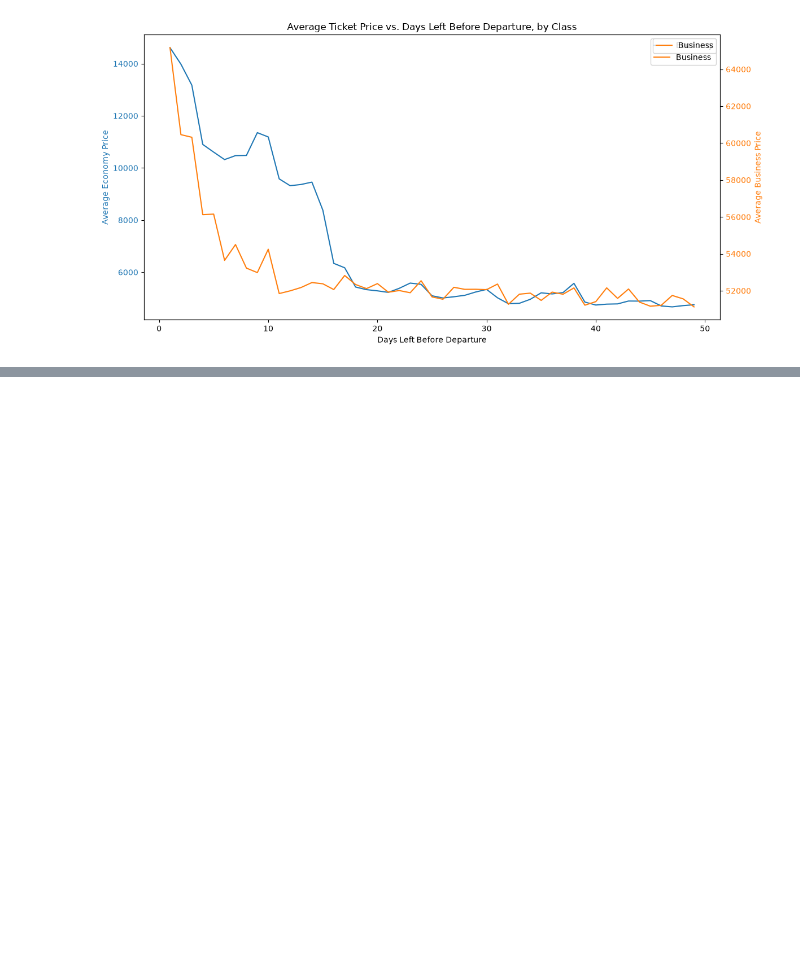
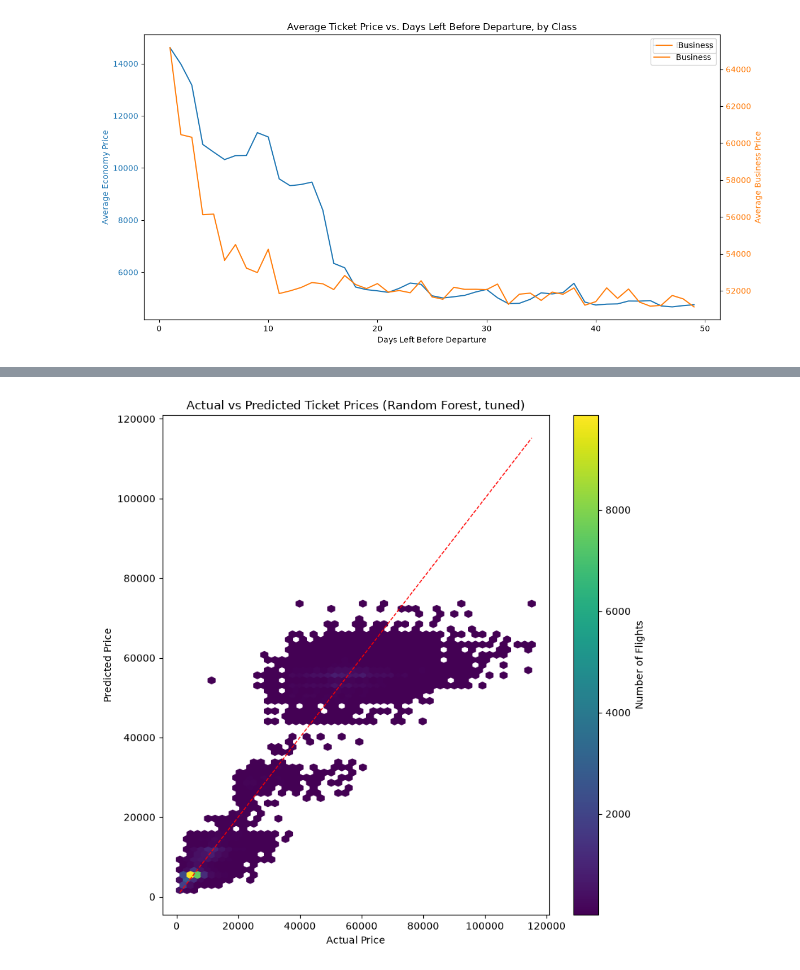
Before and after one commit to bradley-black/Flight-Data-Predictions, a Jupyter notebook: main.ipynb, the cells around one changed output, grey strips where cells are left out. Drawn from its saved outputs; the diff is of its cells as text; code cells hidden in the pictures; blank space fills up the shorter version.

```diff
--- a/main.ipynb
+++ b/main.ipynb
@@ -180,0 +319,15 @@ plt.show()
+# %%
+fig, ax = plt.subplots(figsize=(8, 8))
+hb = ax.hexbin(y_test, y_pred, gridsize=50, cmap="viridis", mincnt=1)
+fig.colorbar(hb, ax=ax, label="Number of Flights")
+
+lims = [min(y_test.min(), y_pred.min()), max(y_test.max(), y_pred.max())]
+ax.plot(lims, lims, color="red", linestyle="--", linewidth=1)
+
+ax.set_xlabel("Actual Price")
+ax.set_ylabel("Predicted Price")
+ax.set_title("Actual vs Predicted Ticket Prices (Random Forest, tuned)")
+plt.tight_layout()
+plt.show()
+# %% [output]
+[figure, added]
```
Also changed, not shown: parts of 7 cells of this notebook, 2 other files.
